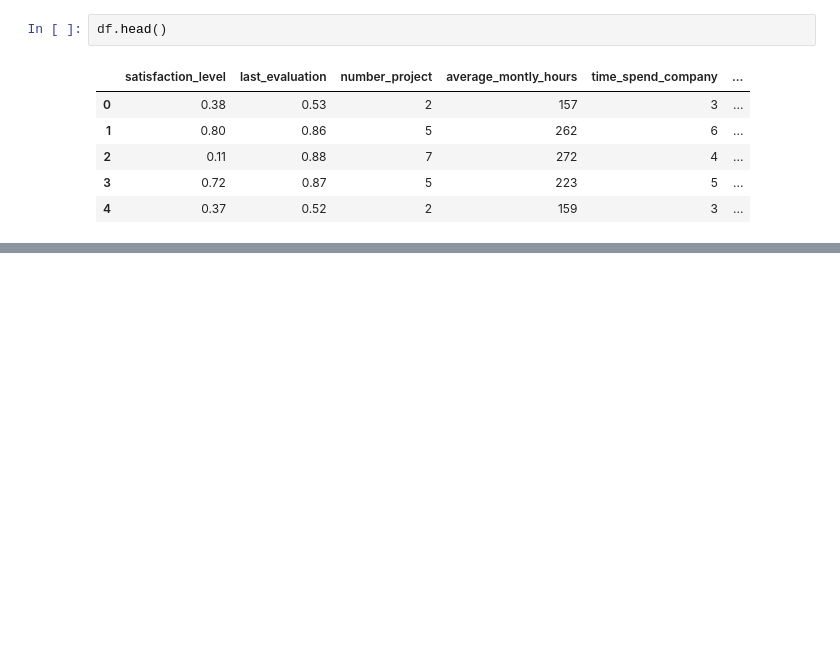
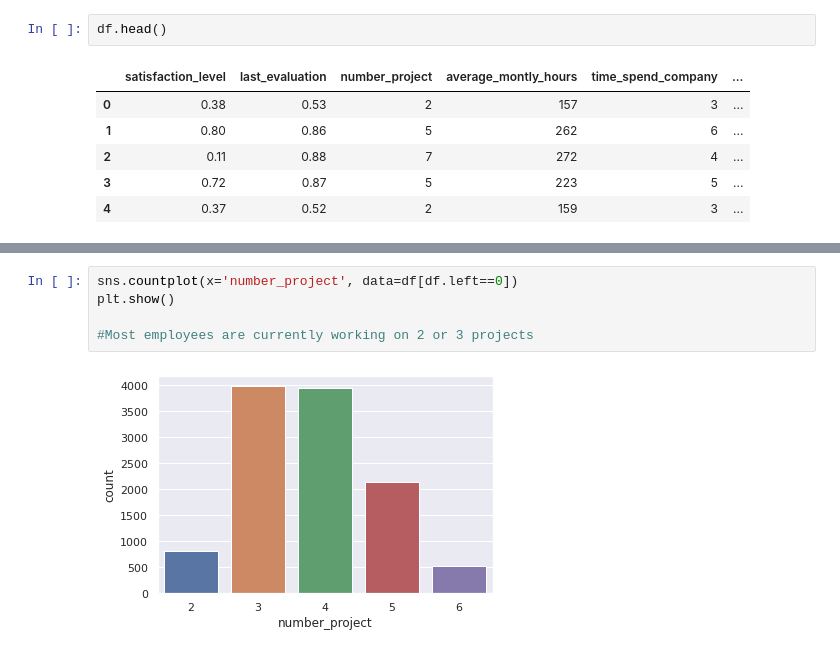
Before and after one commit to tahabinzafar/ML-Zoomcamp, a Jupyter notebook: midterm_project/notebook.ipynb, the cells around one changed output, grey strips where cells are left out. Cells and saved outputs as stored; diff of their text form; blank space fills up the shorter version.

```diff
--- a/midterm_project/notebook.ipynb
+++ b/midterm_project/notebook.ipynb
@@ -43,0 +125,7 @@ df.head()
+# %%
+sns.countplot(x='number_project', data=df[df.left==0])
+plt.show()
+
+#Most employees are currently working on 2 or 3 projects
+# %% [output]
+[figure, added]
```
Also changed, not shown: parts of 76 cells of this notebook, 6 other files.
